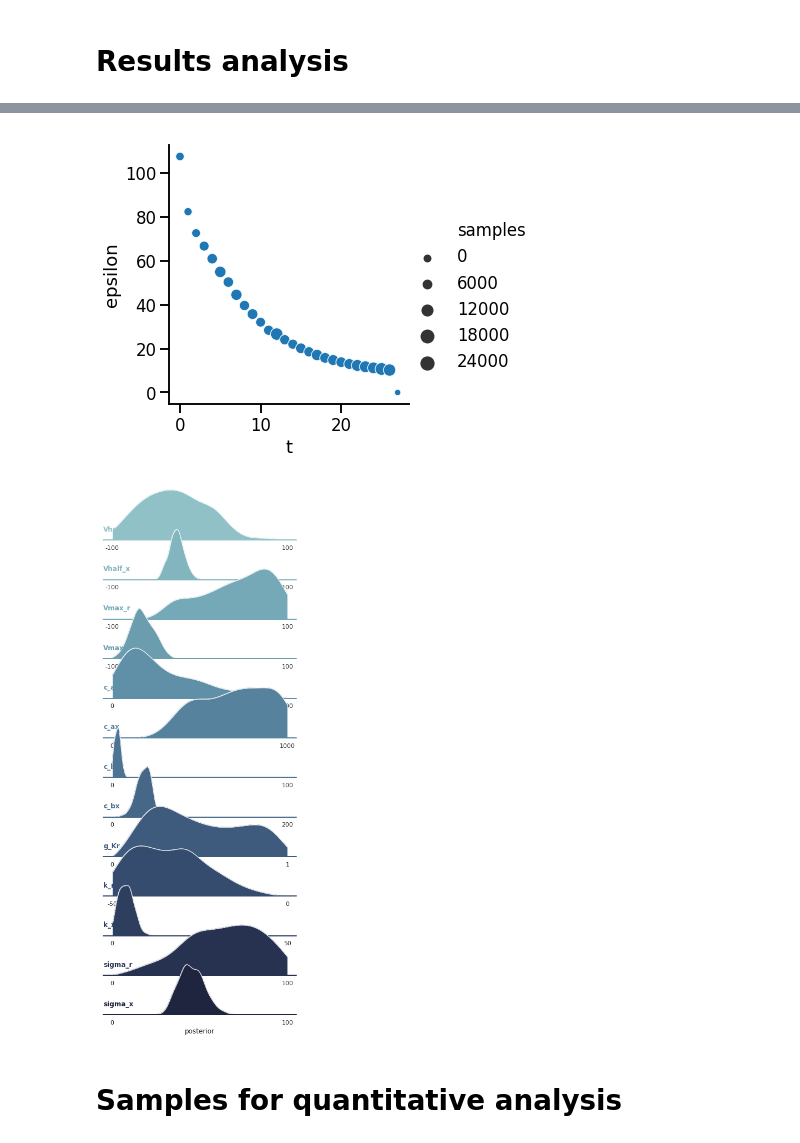
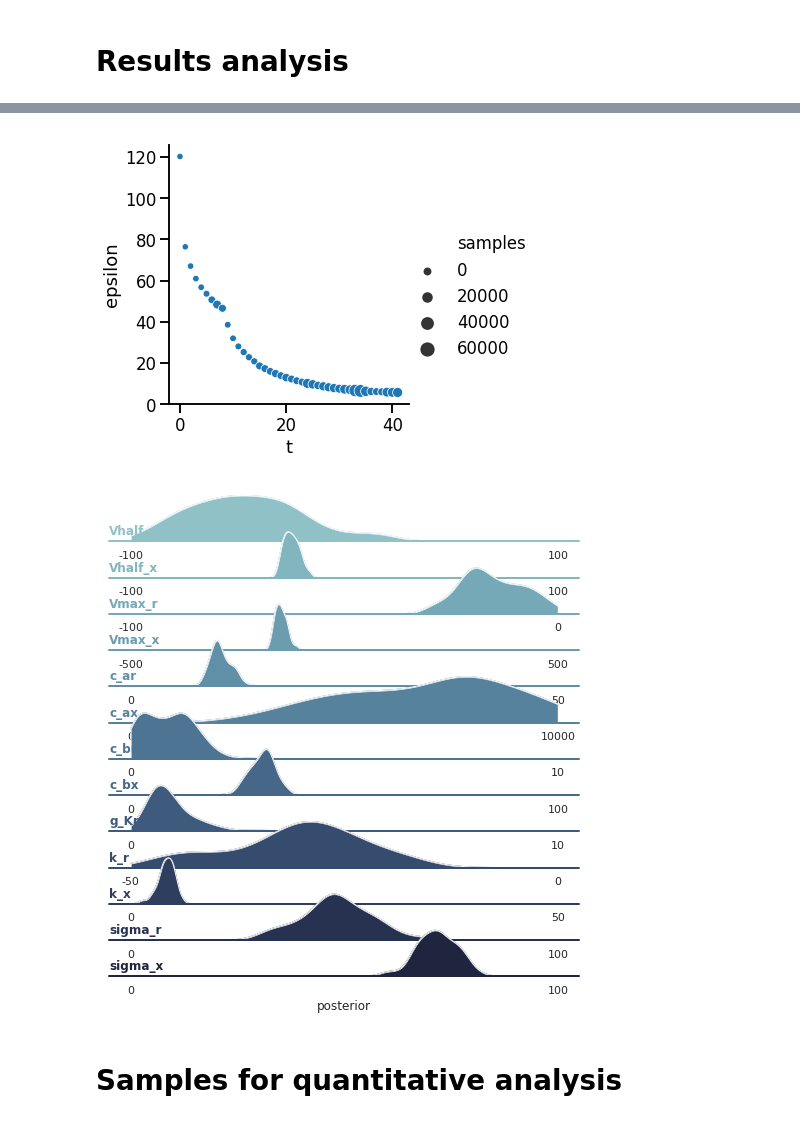
Before and after one commit to charleshouston/ion-channel-ABC, a Jupyter notebook: docs/examples/hl-1_ikr-generic.ipynb, the cells around one changed output, grey strips where cells are left out. Cells and saved outputs as stored; diff of their text form; code cells hidden in the pictures.

```diff
--- a/docs/examples/hl-1_ikr-generic.ipynb
+++ b/docs/examples/hl-1_ikr-generic.ipynb
@@ -67,19 +69,19 @@ errs = measurements.to_dict()['errs']
 # %% [markdown]
 # Set limits and generate uniform initial priors
 # %%
-limits = dict(g_Kr=(0, 1),
+limits = dict(g_Kr=(0,10),
               Vhalf_x=(-100,100),
               k_x=(0,50),
-              c_bx=(0,200),
-              c_ax=(0,1000),
+              c_bx=(0,100),
+              c_ax=(0,10000),
               sigma_x=(0,100),
-              Vmax_x=(-100,100),
+              Vmax_x=(-500,500),
               Vhalf_r=(-100,100),
               k_r=(-50,0),
-              c_br=(0,100),
-              c_ar=(0,100),
+              c_br=(0,10),
+              c_ar=(0,50),
               sigma_r=(0,100),
-              Vmax_r=(-100,100))
+              Vmax_r=(-100,0))
 prior = Distribution(**{key: RV("uniform", a, b - a)
                         for key, (a,b) in limits.items()})
 # %% [markdown]
@@ -260,18 +229,18 @@ history.all_runs()
 # %%
-history.id = 9
+history.id = 1
 # %%
 sns.set_context('talk')
 evolution = history.get_all_populations()
 grid = sns.relplot(x='t', y='epsilon', size='samples', data=evolution[evolution.t>=0])
 #grid.savefig('results/ikr/eps_evolution.pdf')
 # %% [output]
-[figure, old version]
+[figure, new version]
 # %%
-df, w = history.get_distribution(m=0,t=26)
+df, w = history.get_distribution(m=0,)
 # %%
-g = plot_parameters_kde(df, w, limits, aspect=5, height=1.1)
+g = plot_parameters_kde(df, w, limits, aspect=12, height=0.6)
 # %% [output]
-[figure, old version]
+[figure, new version]
 # %%
 #g.savefig('results/ikr/parameters_kde.pdf')
 # %% [markdown]
```
Also changed, not shown: parts of 10 cells of this notebook, 4 other files.
